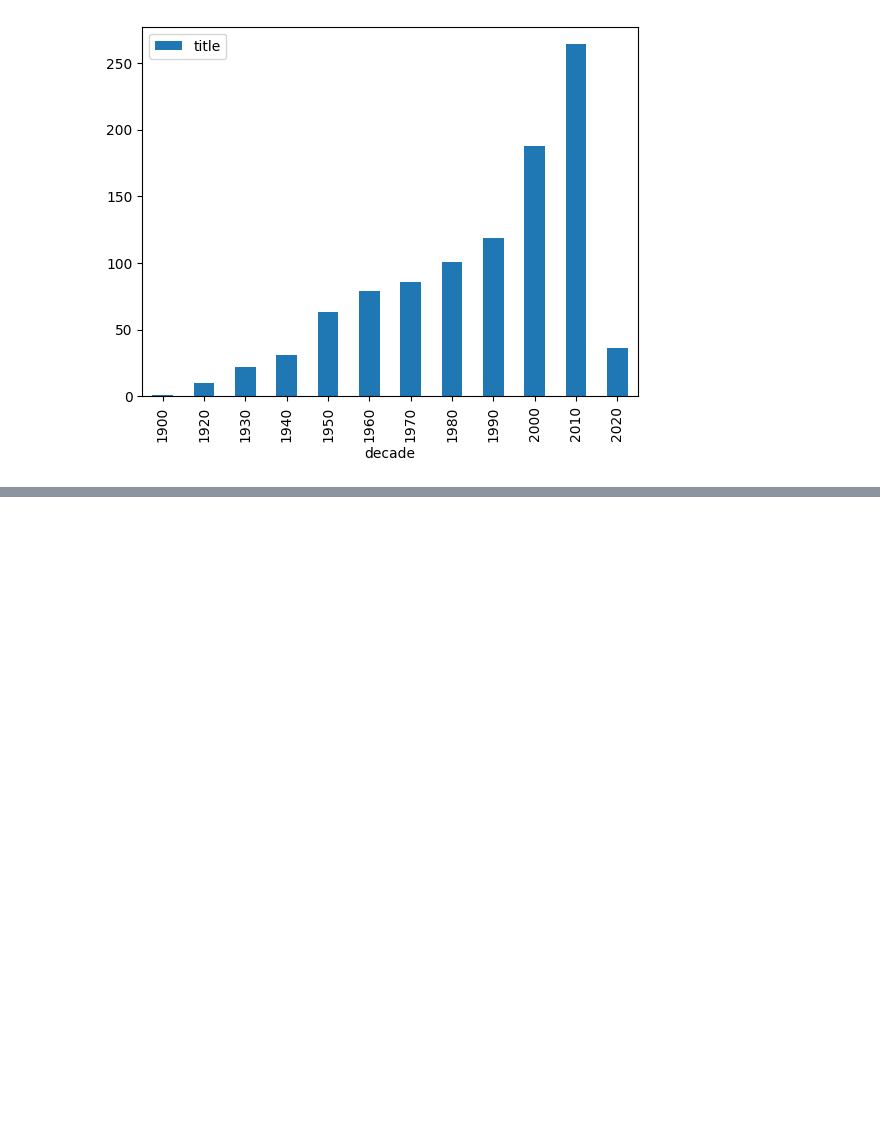
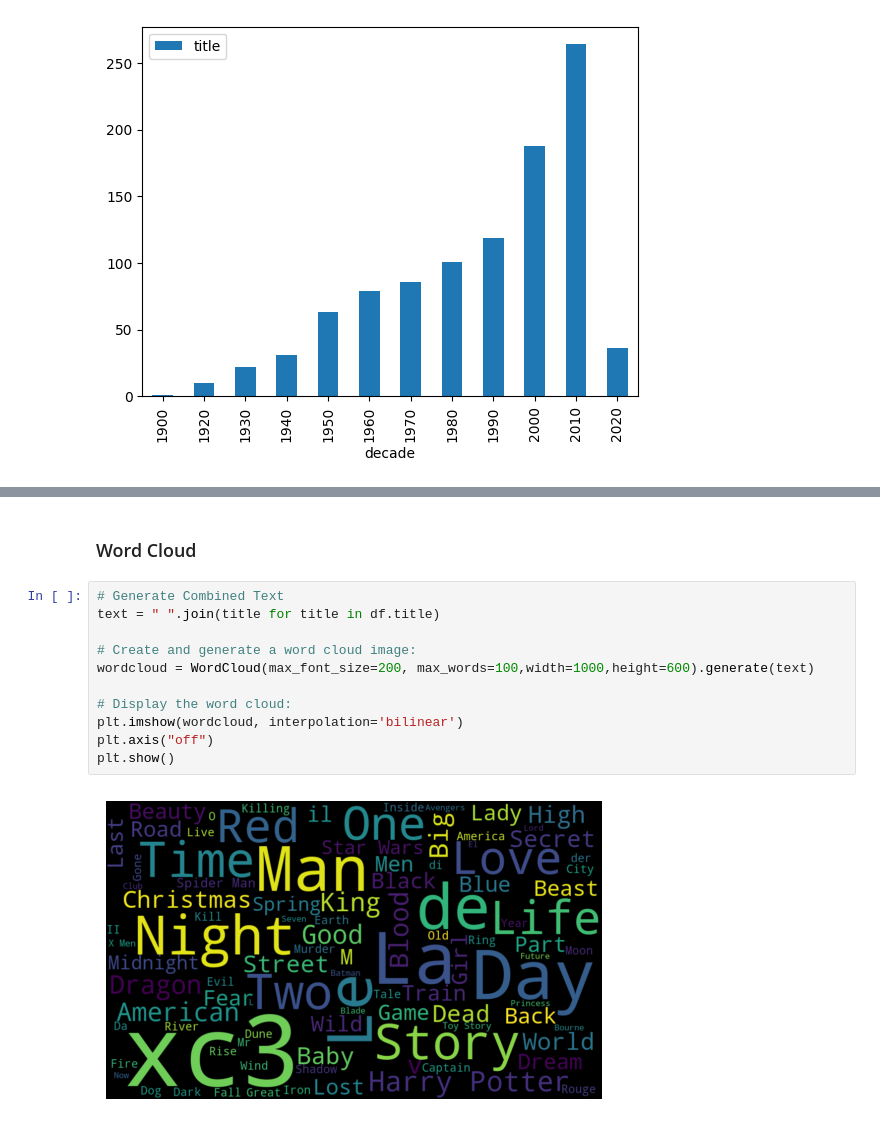
Before and after one commit to daemonchild/cardiffmet-dat5004-big-data-management, a Jupyter notebook: task_1/task1_filmcrave_web_scraping.ipynb, the cells around one changed output, grey strips where cells are left out. Saved outputs shown, nothing was run; the diff lists cells and outputs as text; blank space fills up the shorter version.

Commit message:
Word Cloud Added

```diff
--- a/task_1/task1_filmcrave_web_scraping.ipynb
+++ b/task_1/task1_filmcrave_web_scraping.ipynb
@@ -258,0 +274,15 @@ df.groupby(['decade']).count().plot(y='title',kind='bar')
+# %% [markdown]
+### Word Cloud
+# %%
+# Generate Combined Text
+text = " ".join(title for title in df.title)
+
+# Create and generate a word cloud image:
+wordcloud = WordCloud(max_font_size=200, max_words=100,width=1000,height=600).generate(text)
+
+# Display the word cloud:
+plt.imshow(wordcloud, interpolation='bilinear')
+plt.axis("off")
+plt.show()
+# %% [output]
+[figure, added]
```
Also changed, not shown: parts of 2 cells of this notebook, 1 other file.
